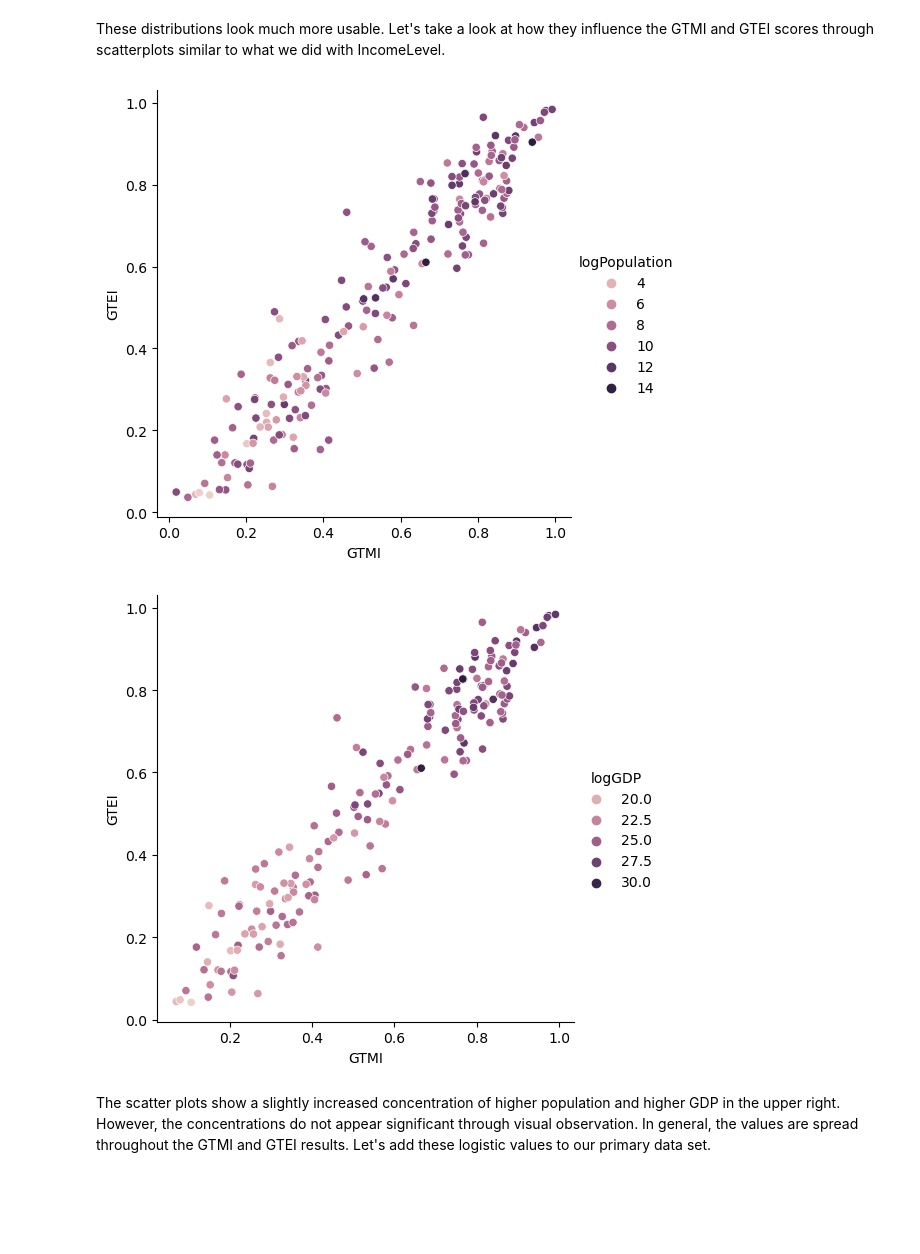
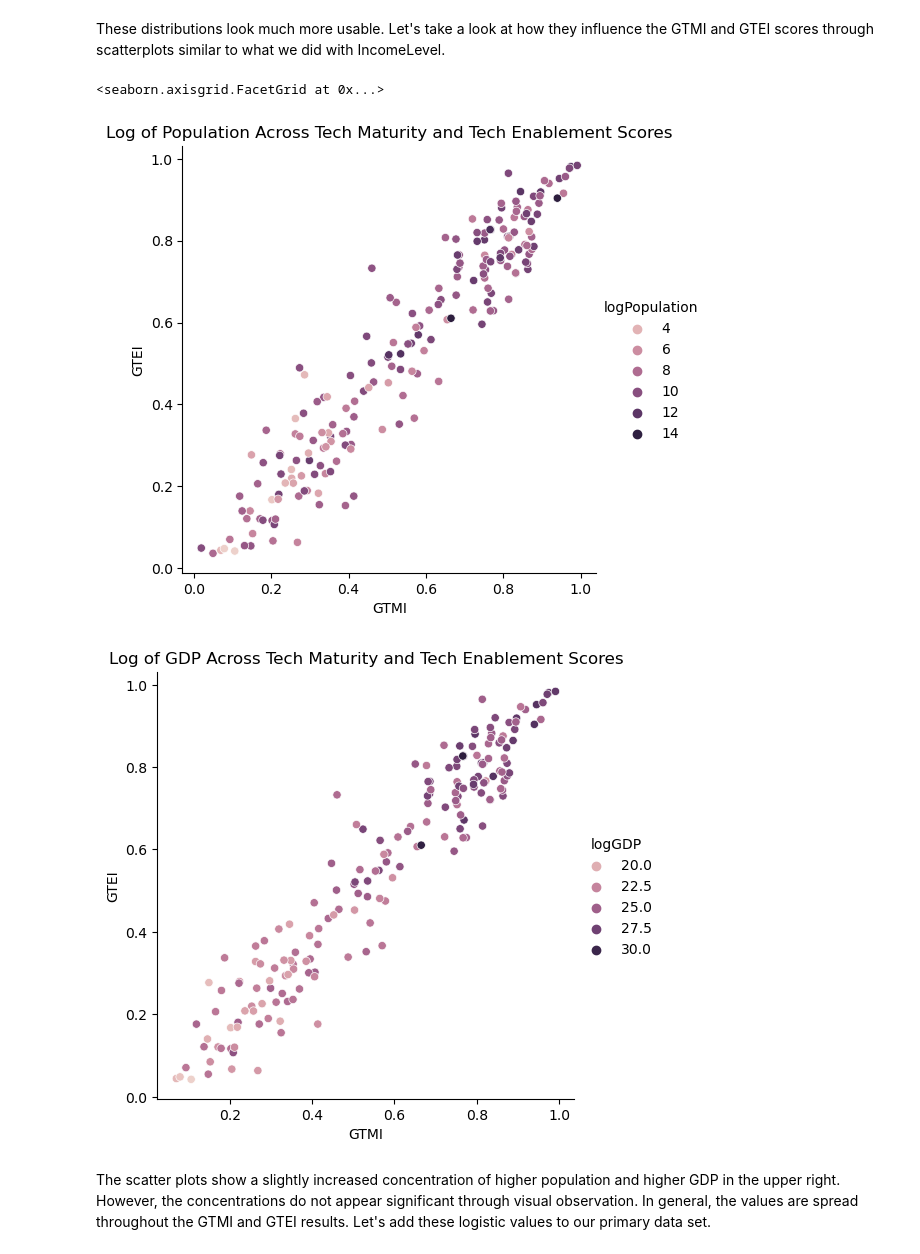
Before and after one commit to jhmorse/GovTechEmployeeTraining, a Jupyter notebook: morse_project_govtech.ipynb, the cells around one changed output. Drawn from its saved outputs; the diff is of its cells as text; code cells hidden in the pictures; blank space fills up the shorter version.

```diff
--- a/morse_project_govtech.ipynb
+++ b/morse_project_govtech.ipynb
@@ -433,12 +444,14 @@ plt.show()
 These distributions look much more usable. Let's take a look at how they influence the GTMI and GTEI scores through scatterplots similar to what we did with IncomeLevel.
 # %%
 # Create a scatterplot of GTEI against GTMI with log of Population as color
-sns.relplot(x='GTMI', y='GTEI', data=dfSub, kind='scatter', hue='logPopulation')
-plt.show()
+logPopScatter = sns.relplot(x='GTMI', y='GTEI', data=dfSub, kind='scatter', hue='logPopulation')
+logPopScatter.set(title='Log of Population Across Tech Maturity and Tech Enablement Scores')
+#plt.show()
 
 # Create a scatterplot of GTEI against GTMI with log of GDP as color
-sns.relplot(x='GTMI', y='GTEI', data=dfSub, kind='scatter', hue='logGDP')
-plt.show()
+logGDPScatter = sns.relplot(x='GTMI', y='GTEI', data=dfSub, kind='scatter', hue='logGDP')
+logGDPScatter.set(title='Log of GDP Across Tech Maturity and Tech Enablement Scores')
 # %% [output]
+<seaborn.axisgrid.FacetGrid at 0x...>
-[figure, old version]
+[figure, new version]
-[figure, old version]
+[figure, new version]
```
Also changed, not shown: parts of 61 cells of this notebook.
